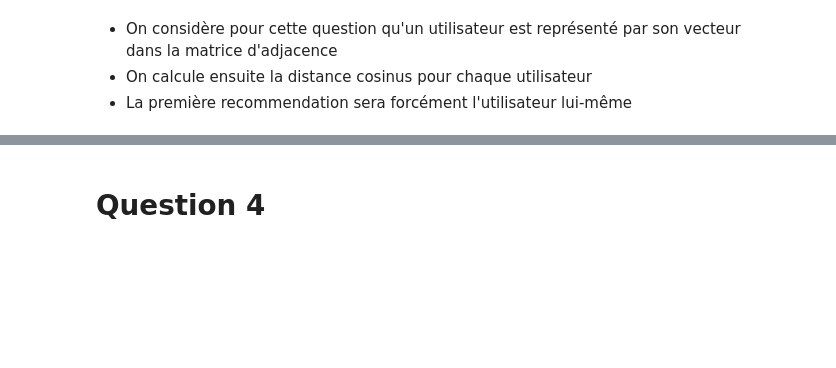
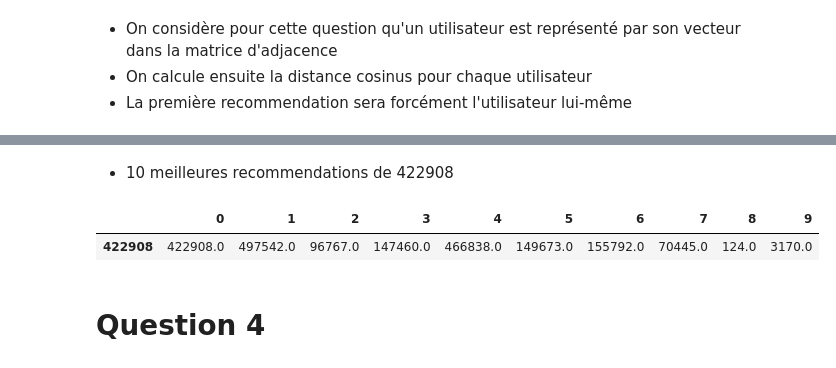
Before and after one commit to clementbernardd/LOG6308, a Jupyter notebook: TP2/TP2_groupe7.ipynb, the cells around one changed output, grey strips where cells are left out. Saved outputs shown, nothing was run; the diff lists cells and outputs as text; code cells hidden in the pictures; blank space fills up the shorter version.

```diff
--- a/TP2/TP2_groupe7.ipynb
+++ b/TP2/TP2_groupe7.ipynb
@@ -197,3 +203,10 @@ get_recommendation_sim(N=10)
+# %% [markdown]
+- 10 meilleures recommendations de 422908
+# %%
+df_sim[df_sim.index == 422908]
+# %% [output]
+|  | 0 | 1 | 2 | 3 | 4 | 5 | 6 | 7 | 8 | 9 |
+| 422908 | 422908.0 | 497542.0 | 96767.0 | 147460.0 | 466838.0 | 149673.0 | 155792.0 | 70445.0 | 124.0 | 3170.0 |
 # %% [markdown]
 # Question 4
 # %%
```
Also changed, not shown: parts of 15 cells of this notebook.
